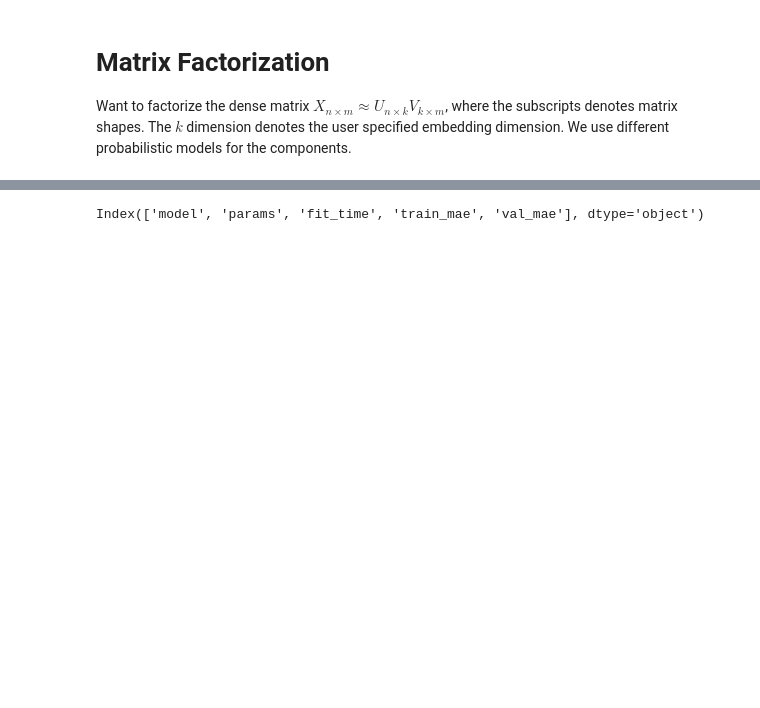
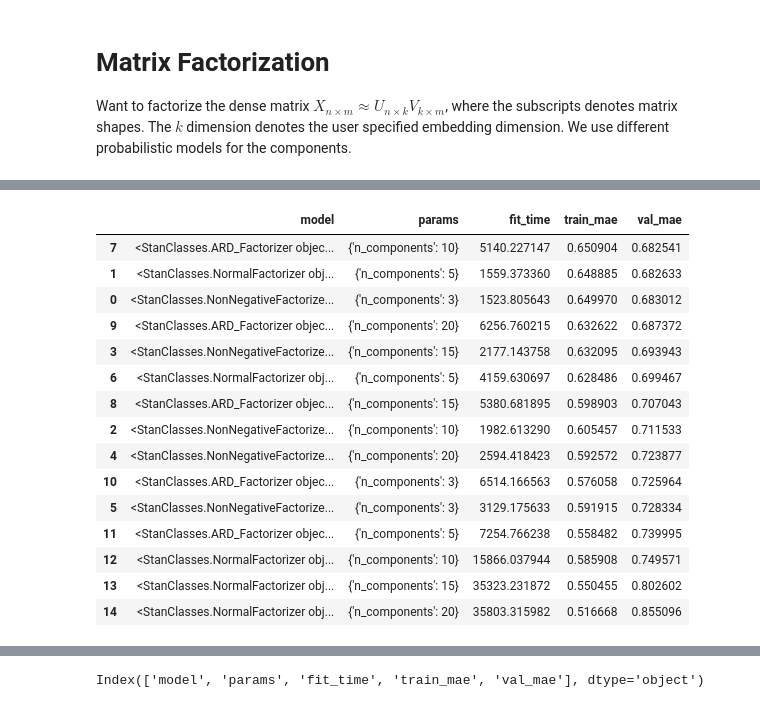
Before and after one commit to Napam/INF367A, a Jupyter notebook: Projects/Project2/StanProject.ipynb, the cells around one changed output, grey strips where cells are left out. Cells and saved outputs as stored; diff of their text form; code cells hidden in the pictures; blank space fills up the shorter version.

```diff
--- a/Projects/Project2/StanProject.ipynb
+++ b/Projects/Project2/StanProject.ipynb
@@ -130,0 +134,19 @@ print(best_params)
+# %%
+df_hist
+# %% [output]
+|  | model | params | fit_time | train_mae | val_mae |
+| 7 | <StanClasses.ARD_Factorizer objec... | {'n_components': 10} | 5140.227147 | 0.650904 | 0.682541 |
+| 1 | <StanClasses.NormalFactorizer obj... | {'n_components': 5} | 1559.373360 | 0.648885 | 0.682633 |
+| 0 | <StanClasses.NonNegativeFactorize... | {'n_components': 3} | 1523.805643 | 0.649970 | 0.683012 |
+| 9 | <StanClasses.ARD_Factorizer objec... | {'n_components': 20} | 6256.760215 | 0.632622 | 0.687372 |
+| 3 | <StanClasses.NonNegativeFactorize... | {'n_components': 15} | 2177.143758 | 0.632095 | 0.693943 |
+| 6 | <StanClasses.NormalFactorizer obj... | {'n_components': 5} | 4159.630697 | 0.628486 | 0.699467 |
+| 8 | <StanClasses.ARD_Factorizer objec... | {'n_components': 15} | 5380.681895 | 0.598903 | 0.707043 |
+| 2 | <StanClasses.NonNegativeFactorize... | {'n_components': 10} | 1982.613290 | 0.605457 | 0.711533 |
+| 4 | <StanClasses.NonNegativeFactorize... | {'n_components': 20} | 2594.418423 | 0.592572 | 0.723877 |
+| 10 | <StanClasses.ARD_Factorizer objec... | {'n_components': 3} | 6514.166563 | 0.576058 | 0.725964 |
+| 5 | <StanClasses.NonNegativeFactorize... | {'n_components': 3} | 3129.175633 | 0.591915 | 0.728334 |
+| 11 | <StanClasses.ARD_Factorizer objec... | {'n_components': 5} | 7254.766238 | 0.558482 | 0.739995 |
+| 12 | <StanClasses.NormalFactorizer obj... | {'n_components': 10} | 15866.037944 | 0.585908 | 0.749571 |
+| 13 | <StanClasses.NormalFactorizer obj... | {'n_components': 15} | 35323.231872 | 0.550455 | 0.802602 |
+| 14 | <StanClasses.NormalFactorizer obj... | {'n_components': 20} | 35803.315982 | 0.516668 | 0.855096 |
```
Also changed, not shown: parts of 16 cells of this notebook, 7 other files.
